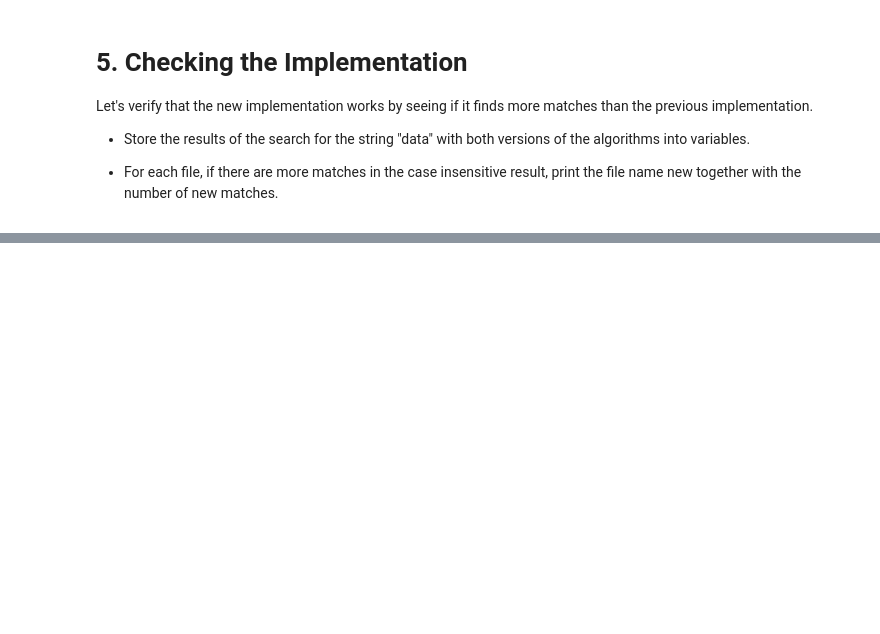
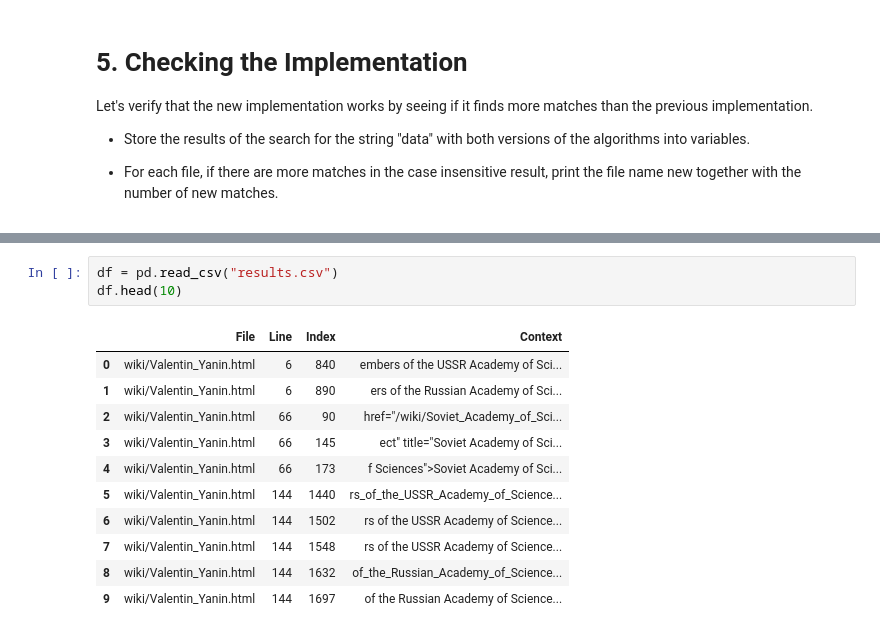
Before and after one commit to Kevin858/Analyzing_Wikipedia_Pages, a Jupyter notebook: Basics.ipynb, the cells around one changed output, grey strips where cells are left out. Drawn from its saved outputs; the diff is of its cells as text; blank space fills up the shorter version.

```diff
--- a/Basics.ipynb
+++ b/Basics.ipynb
@@ -140,0 +247,15 @@ for fn in grep_v2:
+# %%
+df = pd.read_csv("results.csv")
+df.head(10)
+# %% [output]
+|  | File | Line | Index | Context |
+| 0 | wiki/Valentin_Yanin.html | 6 | 840 | embers of the USSR Academy of Sci... |
+| 1 | wiki/Valentin_Yanin.html | 6 | 890 | ers of the Russian Academy of Sci... |
+| 2 | wiki/Valentin_Yanin.html | 66 | 90 | href="/wiki/Soviet_Academy_of_Sci... |
+| 3 | wiki/Valentin_Yanin.html | 66 | 145 | ect" title="Soviet Academy of Sci... |
+| 4 | wiki/Valentin_Yanin.html | 66 | 173 | f Sciences">Soviet Academy of Sci... |
+| 5 | wiki/Valentin_Yanin.html | 144 | 1440 | rs_of_the_USSR_Academy_of_Science... |
+| 6 | wiki/Valentin_Yanin.html | 144 | 1502 | rs of the USSR Academy of Science... |
+| 7 | wiki/Valentin_Yanin.html | 144 | 1548 | rs of the USSR Academy of Science... |
+| 8 | wiki/Valentin_Yanin.html | 144 | 1632 | of_the_Russian_Academy_of_Science... |
+| 9 | wiki/Valentin_Yanin.html | 144 | 1697 | of the Russian Academy of Science... |
```
Also changed, not shown: parts of 16 cells of this notebook.
